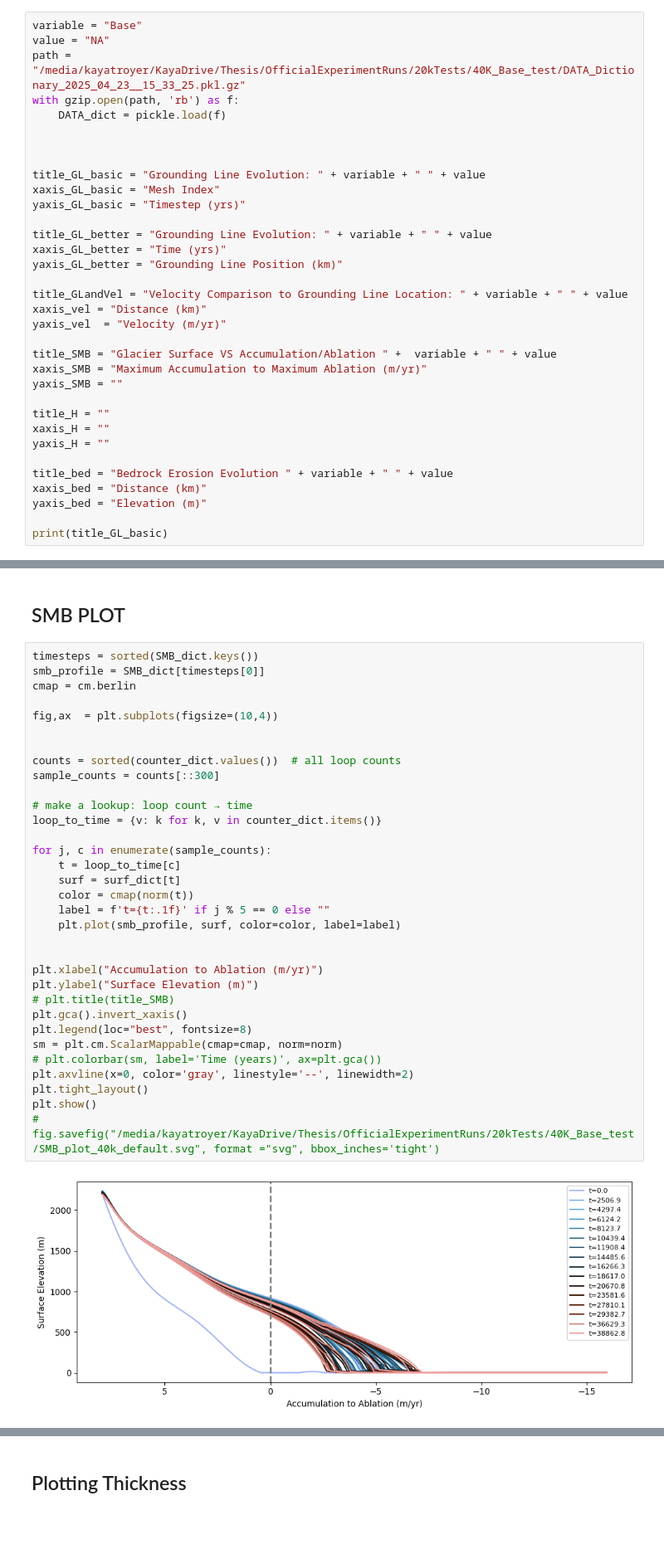
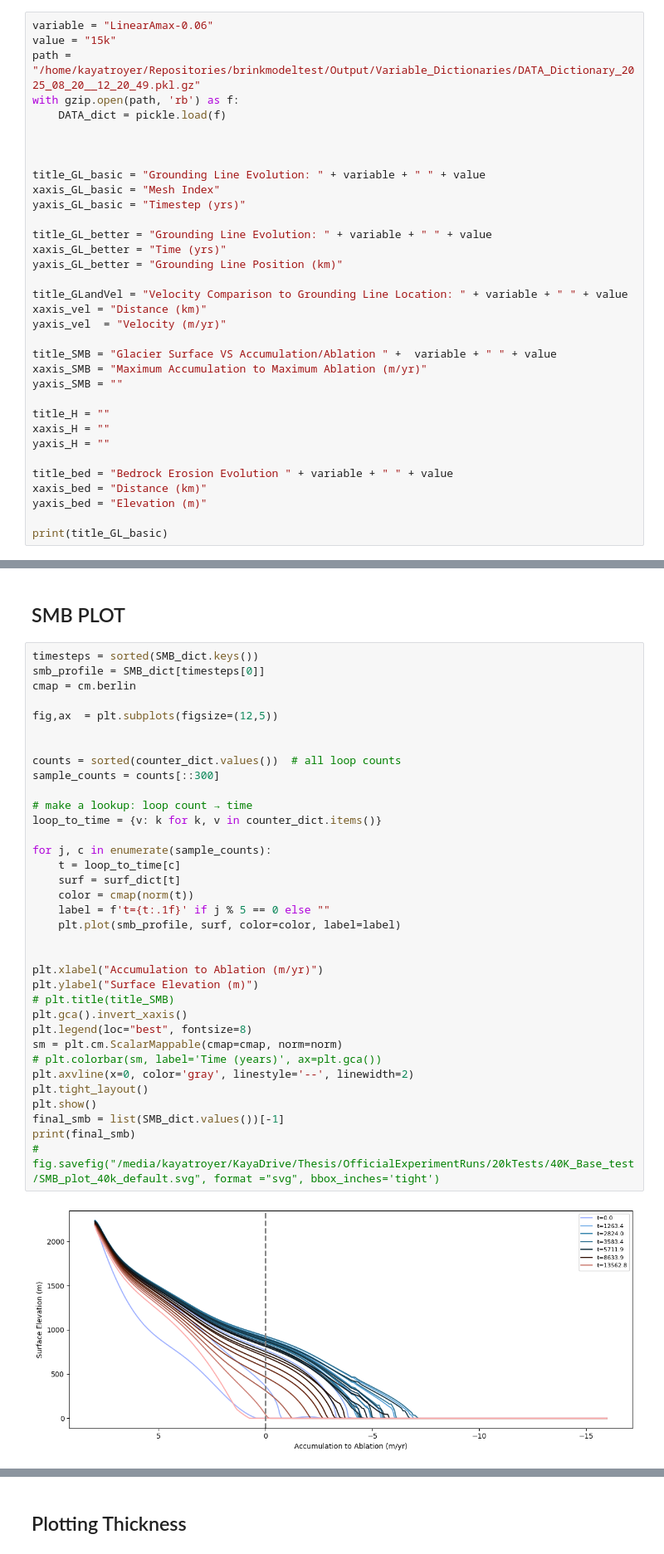
Before and after one commit to ktlix2ski/brinkmodeltest, a Jupyter notebook: Analysis/EasyQuickWorkbook copy.ipynb, the cells around one changed output, grey strips where cells are left out. Shown at 83% size. Drawn from its saved outputs; the diff is of its cells as text; blank space fills up the shorter version.

```diff
--- a/Analysis/EasyQuickWorkbook copy.ipynb
+++ b/Analysis/EasyQuickWorkbook copy.ipynb
@@ -23,9 +23,9 @@ def get_GL_index(gl_array):
 # %% [markdown]
 # INPUT: TEST VARIABLE + TEST VALUE + FILEPATH
 # %%
-variable = "Base"
-value = "NA"
-path = "/media/kayatroyer/KayaDrive/Thesis/OfficialExperimentRuns/20kTests/40K_Base_test/DATA_Dictionary_2025_04_23__15_33_25.pkl.gz"
+variable = "LinearAmax-0.06"
+value = "15k"
+path = "/home/kayatroyer/Repositories/brinkmodeltest/Output/Variable_Dictionaries/DATA_Dictionary_2025_08_20__12_20_49.pkl.gz"
 with gzip.open(path, 'rb') as f:
     DATA_dict = pickle.load(f)
 
@@ -266,33 +256,35 @@ timesteps = sorted(SMB_dict.keys())
 smb_profile = SMB_dict[timesteps[0]]
 cmap = cm.berlin
 
-fig,ax  = plt.subplots(figsize=(10,4))
+fig,ax  = plt.subplots(figsize=(12,5))
 
 
 counts = sorted(counter_dict.values())  # all loop counts
 sample_counts = counts[::300]
 
 # make a lookup: loop count → time
 loop_to_time = {v: k for k, v in counter_dict.items()}
 
 for j, c in enumerate(sample_counts):
     t = loop_to_time[c]
     surf = surf_dict[t]
     color = cmap(norm(t))
     label = f't={t:.1f}' if j % 5 == 0 else ""
     plt.plot(smb_profile, surf, color=color, label=label)
 
 
 plt.xlabel("Accumulation to Ablation (m/yr)")
 plt.ylabel("Surface Elevation (m)")
 # plt.title(title_SMB)
 plt.gca().invert_xaxis()
 plt.legend(loc="best", fontsize=8)
 sm = plt.cm.ScalarMappable(cmap=cmap, norm=norm)
 # plt.colorbar(sm, label='Time (years)', ax=plt.gca())
 plt.axvline(x=0, color='gray', linestyle='--', linewidth=2)
 plt.tight_layout()
 plt.show()
+final_smb = list(SMB_dict.values())[-1]
+print(final_smb)
 # fig.savefig("/media/kayatroyer/KayaDrive/Thesis/OfficialExperimentRuns/20kTests/40K_Base_test/SMB_plot_40k_default.svg", format ="svg", bbox_inches='tight')
 # %% [output]
-[figure, old version]
+[figure, new version]
```
Also changed, not shown: parts of 12 cells of this notebook, 4 other files.
